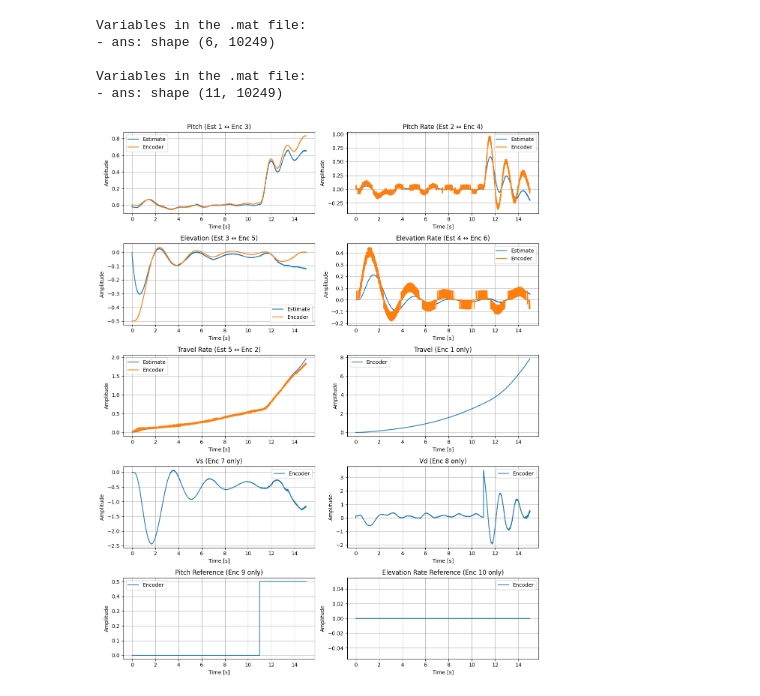
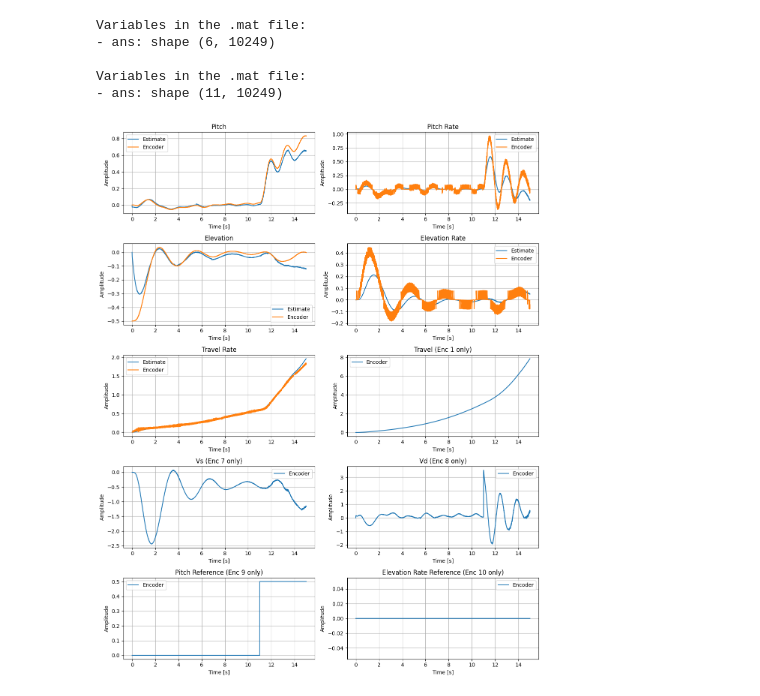
Before and after one commit to LarsL123/TTK4115_Linear-System-Theory, a Jupyter notebook: data/lab3/plots luenberger.ipynb, the cells around one changed output. Drawn from its saved outputs; the diff is of its cells as text; code cells hidden in the pictures.

```diff
--- a/data/lab3/plots luenberger.ipynb
+++ b/data/lab3/plots luenberger.ipynb
@@ -114,7 +114,7 @@ for est_idx, enc_idx in MAPPING.items():
     ax.plot(time_enc[mask_enc], enc_signal, label="Encoder")
 
     title = LABELS.get(est_idx, f"Signal {est_idx}")
-    ax.set_title(title + f" (Est {est_idx} ↔ Enc {enc_idx})")
+    ax.set_title(title) #+ f" (Est {est_idx} ↔ Enc {enc_idx})"
 
     ax.set_xlabel("Time [s]")
     ax.set_ylabel("Amplitude")
@@ -144,34 +144,34 @@ for est_idx, enc_idx in MAPPING.items():
 
 # -----------------------------------------------------------
 # 3) Plot encoder-only signals
 # -----------------------------------------------------------
 
 for enc_idx in unmatched_enc:
     ax = axes[plot_i]
 
     enc_signal = enc[enc_idx, mask_enc]
     ax.plot(time_enc[mask_enc], enc_signal, label="Encoder")
 
     title = ENCODER_LABELS.get(enc_idx, f"Signal {enc_idx}")
 
     ax.set_title(title + f" (Enc {enc_idx} only)")
 
     ax.set_xlabel("Time [s]")
     ax.set_ylabel("Amplitude")
     ax.grid(True)
     ax.legend()
 
     plot_i += 1
 
 plt.tight_layout()
 plt.show()
 # %% [output]
 Variables in the .mat file:
 - ans: shape (6, 10249)
 
 Variables in the .mat file:
 - ans: shape (11, 10249)
-[figure, old version]
+[figure, new version]
 # %%
 import scipy.io
 import matplotlib.pyplot as plt
```
Also changed, not shown: parts of 1 cell of this notebook, 4 other files.
